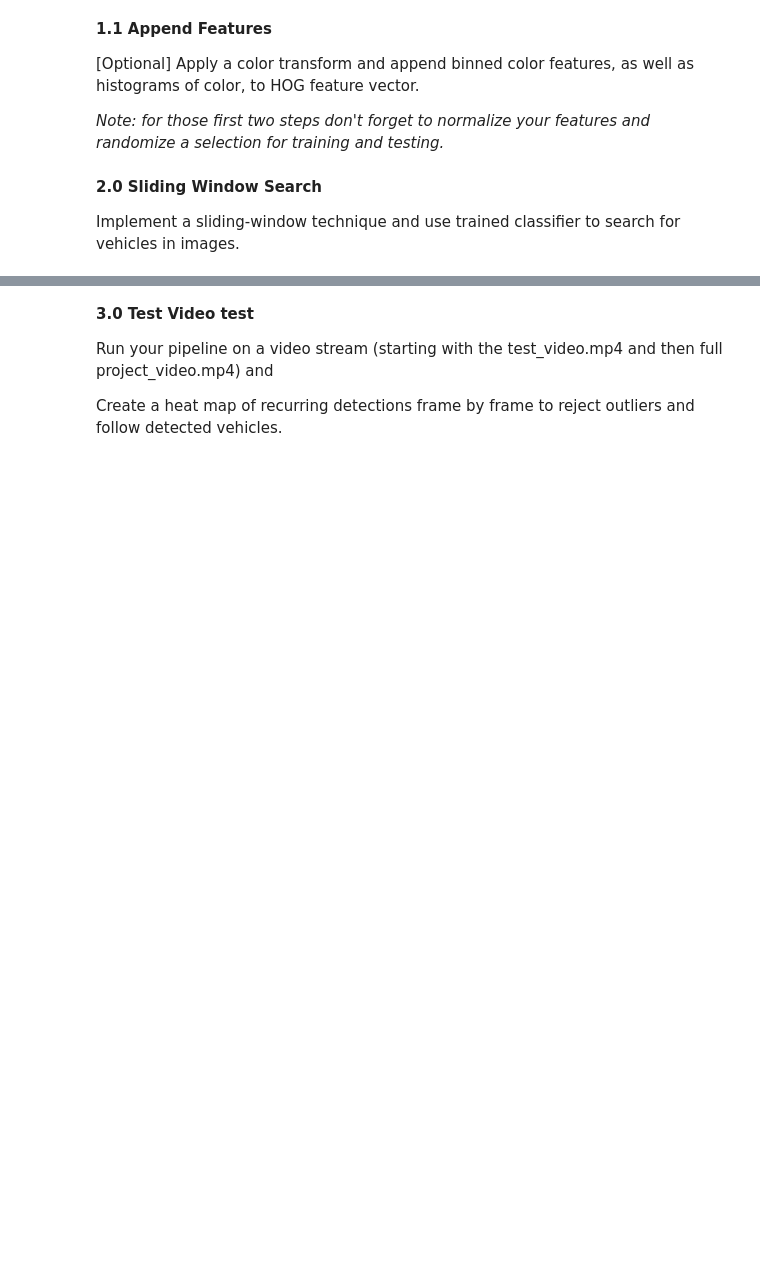
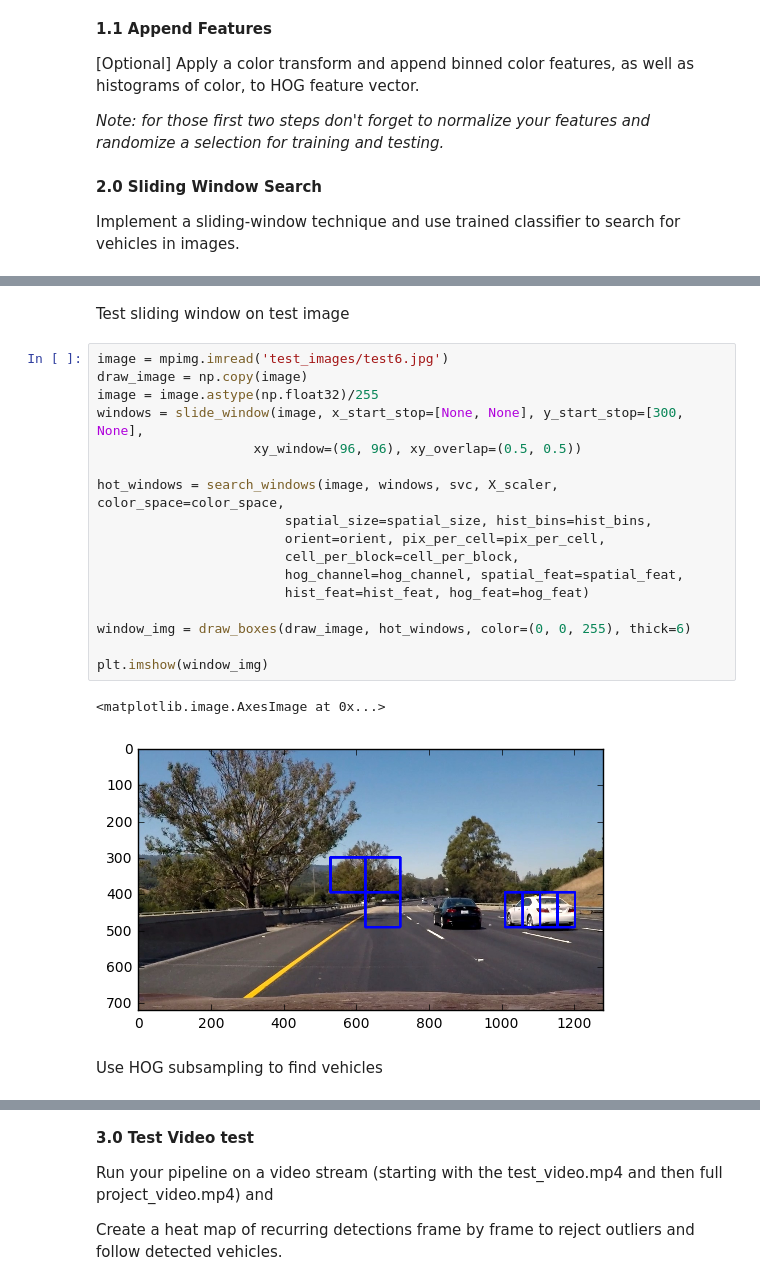
Before and after one commit to toluwajosh/CarND-Vehicle-Detection, a Jupyter notebook: pipeline_session.ipynb, the cells around one changed output, grey strips where cells are left out. Drawn from its saved outputs; the diff is of its cells as text; blank space fills up the shorter version.

```diff
--- a/pipeline_session.ipynb
+++ b/pipeline_session.ipynb
@@ -176,0 +413,24 @@ Implement a sliding-window technique and use trained classifier to search for ve
+# %% [markdown]
+Test sliding window on test image
+# %%
+image = mpimg.imread('test_images/test6.jpg')
+draw_image = np.copy(image)
+image = image.astype(np.float32)/255
+windows = slide_window(image, x_start_stop=[None, None], y_start_stop=[300, None],
+                    xy_window=(96, 96), xy_overlap=(0.5, 0.5))
+
+hot_windows = search_windows(image, windows, svc, X_scaler, color_space=color_space,
+                        spatial_size=spatial_size, hist_bins=hist_bins,
+                        orient=orient, pix_per_cell=pix_per_cell,
+                        cell_per_block=cell_per_block,
+                        hog_channel=hog_channel, spatial_feat=spatial_feat,
+                        hist_feat=hist_feat, hog_feat=hog_feat)
+
+window_img = draw_boxes(draw_image, hot_windows, color=(0, 0, 255), thick=6)
+
+plt.imshow(window_img)
+# %% [output]
+<matplotlib.image.AxesImage at 0x...>
+[figure, added]
+# %% [markdown]
+Use HOG subsampling to find vehicles
```
Also changed, not shown: parts of 11 cells of this notebook, 3 other files.
